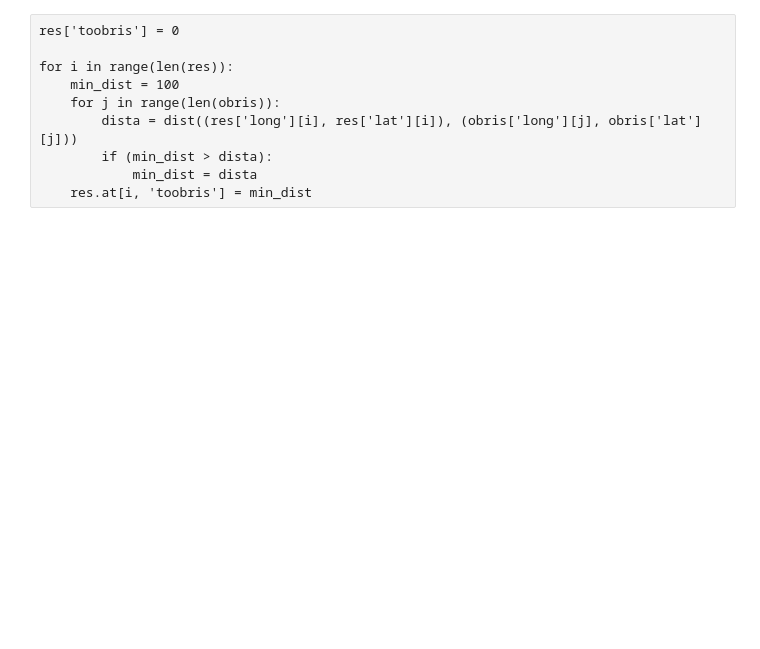
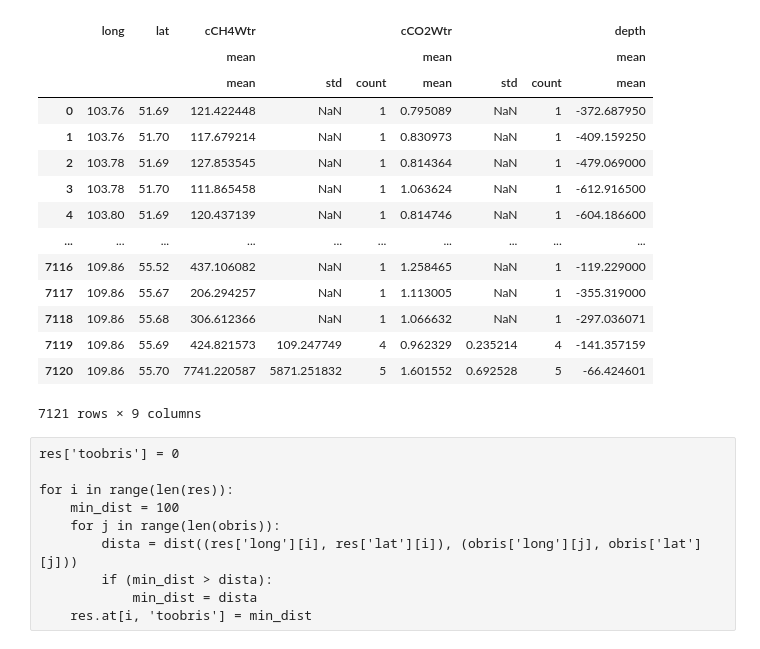
Before and after one commit to pestunov/BaikalDataHandler, a Jupyter notebook: AllSea.ipynb, the cells around one changed output. Saved outputs shown, nothing was run; the diff lists cells and outputs as text; code cells hidden in the pictures; blank space fills up the shorter version.

```diff
--- a/AllSea.ipynb
+++ b/AllSea.ipynb
@@ -178,12 +417,28 @@ for yr in range(2013, 2026):
 # %%
 func_list = ['mean', 'std', 'count']
 
 cols_to_calc = {('cCH4Wtr', 'mean'): func_list,
                 ('cCO2Wtr', 'mean'): func_list,
-                ('depth', 'mean'): func_list,
+                ('depth', 'mean'): ['mean'],
                }
 res = res.groupby(['long', 'lat'], as_index=False).agg(cols_to_calc)
 res
+# %% [output]
+|  | long | lat | cCH4Wtr |  |  | cCO2Wtr |  |  | depth |
+|  |  |  | mean |  |  | mean |  |  | mean |
+|  |  |  | mean | std | count | mean | std | count | mean |
+| 0 | 103.76 | 51.69 | 121.422448 | NaN | 1 | 0.795089 | NaN | 1 | -372.687950 |
+| 1 | 103.76 | 51.70 | 117.679214 | NaN | 1 | 0.830973 | NaN | 1 | -409.159250 |
+| 2 | 103.78 | 51.69 | 127.853545 | NaN | 1 | 0.814364 | NaN | 1 | -479.069000 |
+| 3 | 103.78 | 51.70 | 111.865458 | NaN | 1 | 1.063624 | NaN | 1 | -612.916500 |
+| 4 | 103.80 | 51.69 | 120.437139 | NaN | 1 | 0.814746 | NaN | 1 | -604.186600 |
+| ... | ... | ... | ... | ... | ... | ... | ... | ... | ... |
+| 7116 | 109.86 | 55.52 | 437.106082 | NaN | 1 | 1.258465 | NaN | 1 | -119.229000 |
+| 7117 | 109.86 | 55.67 | 206.294257 | NaN | 1 | 1.113005 | NaN | 1 | -355.319000 |
+| 7118 | 109.86 | 55.68 | 306.612366 | NaN | 1 | 1.066632 | NaN | 1 | -297.036071 |
+| 7119 | 109.86 | 55.69 | 424.821573 | 109.247749 | 4 | 0.962329 | 0.235214 | 4 | -141.357159 |
+| 7120 | 109.86 | 55.70 | 7741.220587 | 5871.251832 | 5 | 1.601552 | 0.692528 | 5 | -66.424601 |
+7121 rows × 9 columns
 # %% [raw]
 res['toobris'] = 0
 
```
Also changed, not shown: parts of 25 cells of this notebook.
